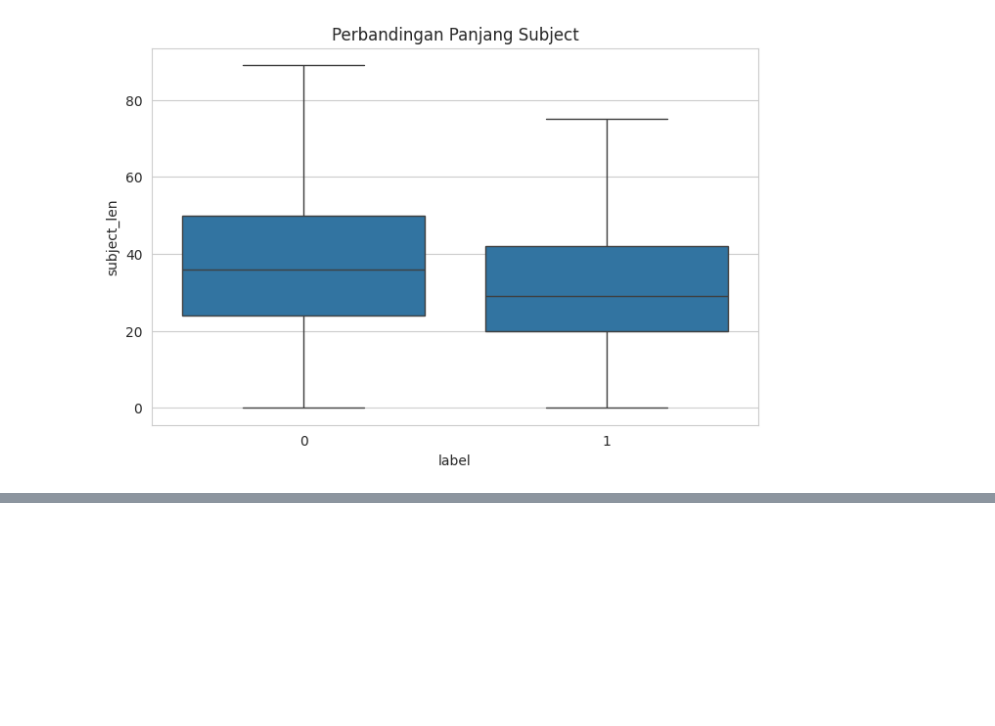
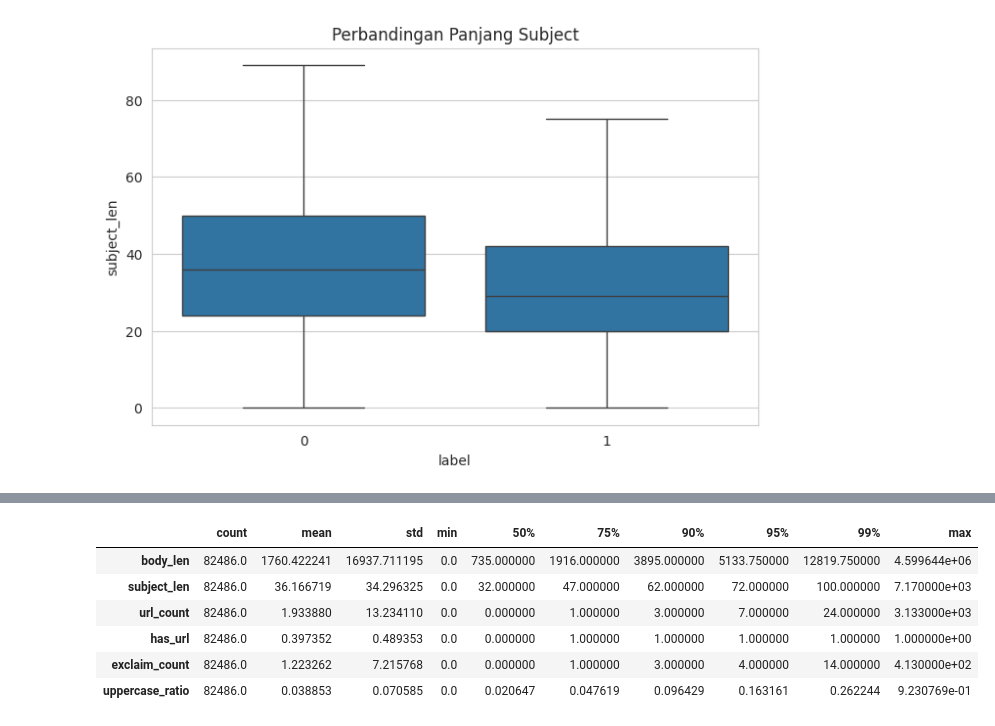
Before and after one commit to syiffac/Machine-Learning-Project_Email-Phising-Detection, a Jupyter notebook: Project_ML_Email_Spam_Detection_Aisyah_Syifa_H1D023043.ipynb, the cells around one changed output, grey strips where cells are left out. Drawn from its saved outputs; the diff is of its cells as text; code cells hidden in the pictures; blank space fills up the shorter version.

Commit message:
Preprocessing Data

```diff
--- a/Project_ML_Email_Spam_Detection_Aisyah_Syifa_H1D023043.ipynb
+++ b/Project_ML_Email_Spam_Detection_Aisyah_Syifa_H1D023043.ipynb
@@ -313,0 +397,13 @@ Name: subject_len, dtype: float64
+# %%
+#membuat text_combined
+df_prep["text_combined"] = (
+    df_prep["subject"].astype(str) + " " +
+    df_prep["body"].astype(str)
+)
+
+# hapus email yang benar-benar kosong setelah subject dan body digabung
+df_prep = df_prep[
+    df_prep["text_combined"].str.strip() != ""
+].reset_index(drop=True)
+
+print(df_prep.shape)
@@ -313,0 +412,70 @@ Name: subject_len, dtype: float64
+# %%
+import re
+from IPython.display import display
+
+# --- FEATURE ENGINEERING ---
+
+# 1. Hitung jumlah URL dalam body
+def count_urls(text):
+    return len(re.findall(r'(https?://\S+|www\.\S+)', str(text)))
+
+df_prep['url_count'] = df_prep['body'].apply(count_urls)
+
+# 2. Flag apakah ada URL (binary)
+df_prep['has_url'] = (df_prep['url_count'] > 0).astype(int)
+
+# 3. Hitung jumlah tanda seru
+def count_exclamation(text):
+    return str(text).count('!')
+
+df_prep['exclaim_count'] = df_prep['body'].apply(count_exclamation)
+
+# 4. Rasio huruf kapital
+def get_uppercase_ratio(text):
+    text = str(text)
+    if len(text) == 0: return 0.0
+    ups = sum(1 for c in text if c.isupper())
+    return ups / len(text)
+
+df_prep['uppercase_ratio'] = df_prep['body'].apply(get_uppercase_ratio)
+
+# --- DISPLAY RESULTS ---
+
+feature_cols = [
+    "body_len",
+    "subject_len",
+    "url_count",
+    "has_url",
+    "exclaim_count",
+    "uppercase_ratio"
+]
+
+# tampilkan 5 data awal fitur hasil feature engineering
+display(df_prep[feature_cols].head())
+
+# tampilkan statistik deskriptif fitur
+display(
+    df_prep[feature_cols].describe(
+        percentiles=[0.5, 0.75, 0.9, 0.95, 0.99]
+    ).T
+)
+
+# tampilkan distribusi fitur has_url
+has_url_dist = (
+    df_prep["has_url"]
+    .value_counts(normalize=True)
+    .mul(100)
+    .rename("proportion")
+    .to_frame()
+)
+
+display(has_url_dist)
+
+url_by_label = pd.crosstab(
+    df_prep["label"],
+    df_prep["has_url"],
+    normalize="index"
+) * 100
+
+display(url_by_label)
+# %% [output]
@@ -313,0 +488,7 @@ Name: subject_len, dtype: float64
+|  | count | mean | std | min | 50% | 75% | 90% | 95% | 99% | max |
+| body_len | 82486.0 | 1760.422241 | 16937.711195 | 0.0 | 735.000000 | 1916.000000 | 3895.000000 | 5133.750000 | 12819.750000 | 4.599644e+06 |
+| subject_len | 82486.0 | 36.166719 | 34.296325 | 0.0 | 32.000000 | 47.000000 | 62.000000 | 72.000000 | 100.000000 | 7.170000e+03 |
+| url_count | 82486.0 | 1.933880 | 13.234110 | 0.0 | 0.000000 | 1.000000 | 3.000000 | 7.000000 | 24.000000 | 3.133000e+03 |
+| has_url | 82486.0 | 0.397352 | 0.489353 | 0.0 | 0.000000 | 1.000000 | 1.000000 | 1.000000 | 1.000000 | 1.000000e+00 |
+| exclaim_count | 82486.0 | 1.223262 | 7.215768 | 0.0 | 0.000000 | 1.000000 | 3.000000 | 4.000000 | 14.000000 | 4.130000e+02 |
+| uppercase_ratio | 82486.0 | 0.038853 | 0.070585 | 0.0 | 0.020647 | 0.047619 | 0.096429 | 0.163161 | 0.262244 | 9.230769e-01 |
```
Also changed, not shown: parts of 11 cells of this notebook.
